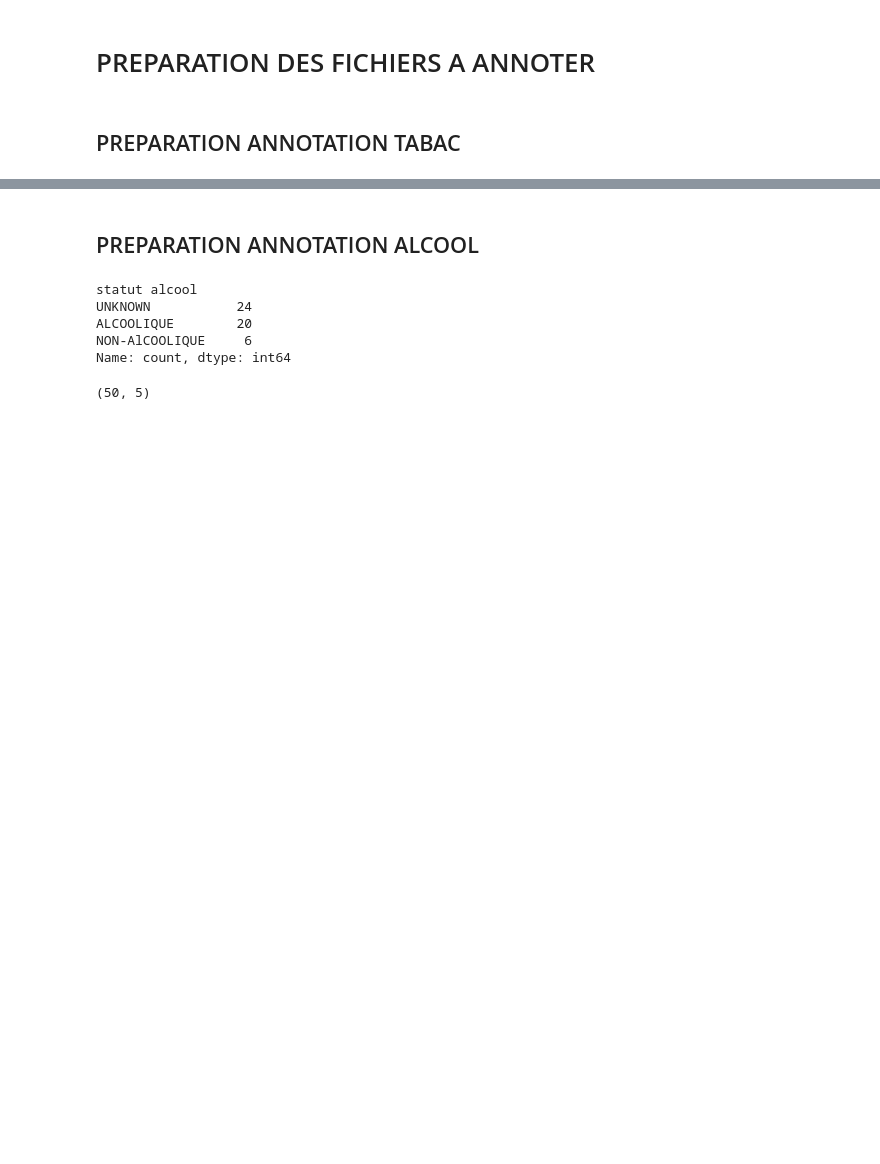
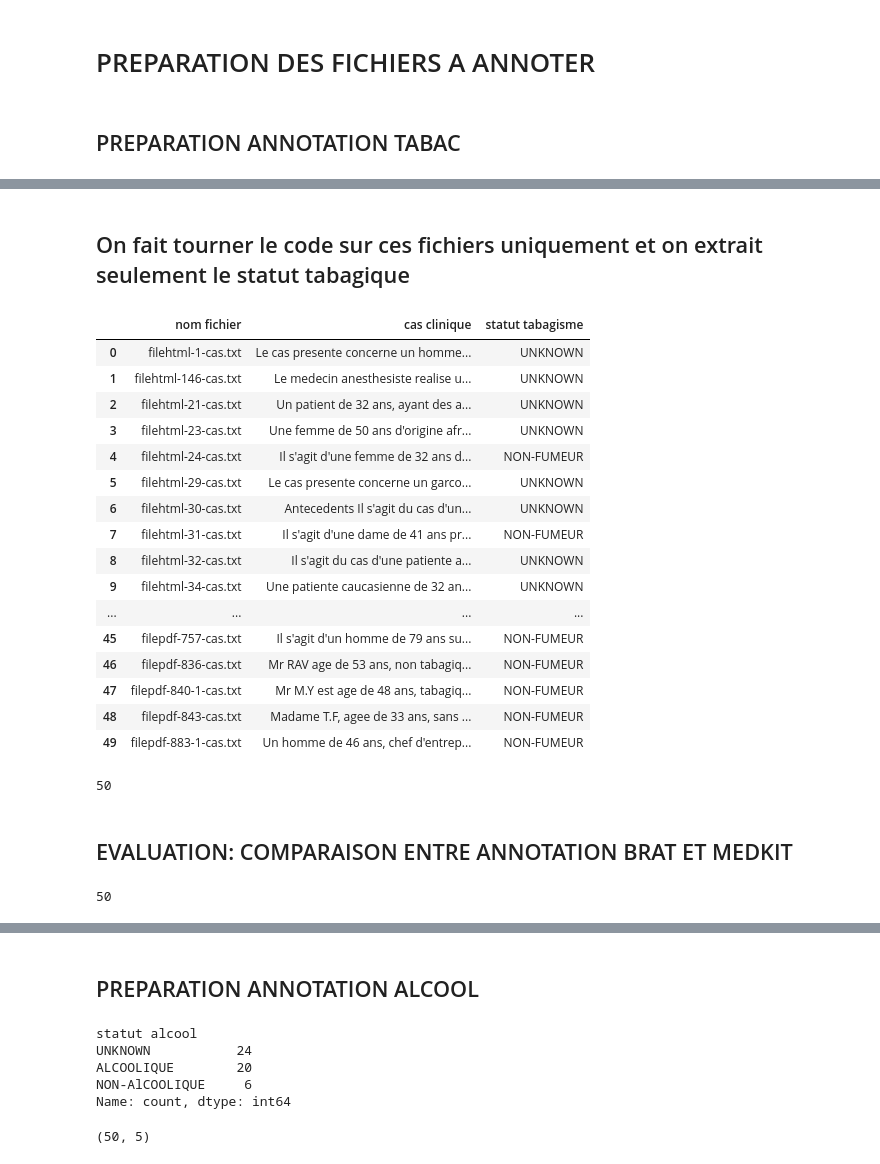
Before and after one commit to MaisenH/Extraction_medkit, a Jupyter notebook: extraction_statuts_v3.ipynb, the cells around one changed output, grey strips where cells are left out. Saved outputs shown, nothing was run; the diff lists cells and outputs as text; code cells hidden in the pictures; blank space fills up the shorter version.

```diff
--- a/extraction_statuts_v3.ipynb
+++ b/extraction_statuts_v3.ipynb
@@ -79,6 +79,36 @@ def statut_extraction_tabac(doc):
 
 
     return statut
+# %%
+def statut_extraction_tabac(doc):
+    statut = "UNKNOWN"
+    n_oui = 0
+    n_non = 0
+
+    for ann in doc.anns:
+        if ann.label == "statut_tabagisme":
+            for attr in ann.attrs:
+                if attr.label == "is_negated":
+                    value_is_negated = attr.value
+                elif attr.label == "other_detected":
+                    value_other_detected = attr.value
+
+            if value_other_detected:
+                continue
+            else:
+                if value_is_negated:
+                    n_non += 1
+                else:
+                    n_oui += 1
+
+    if n_non > 0 and n_oui > 0:
+        statut = "FUMEUR"
+    elif n_non > 0:
+        statut = "NON-FUMEUR"
+    elif n_oui > 0:
+        statut = "FUMEUR"
+
+    return statut
 # %%
 """
 La fonction statut_extraction extrait les informations de statut d'alcool à partir d'un dictionnaire dico en
@@ -193,7 +223,7 @@ def clinical_case_recovery(output_folder):
     textes = {}  # dictionnaire de tous les cas cliniques
 
     # On ouvre et on extrait les textes dans textes
-    for i in range(717):
+    for i in range(len(txt_files_sorted)):
         file_path = os.path.join(output_folder, txt_files_sorted[i])
         with open(file_path, 'r') as f:
             text = f.read()
@@ -209,15 +239,14 @@ def neg_detector_tabac():
 
     neg_rules = [
 
-    NegationDetectorRule(regexp=r"\bne\s*(semble|consomme|prend)\s*pas"),
+    NegationDetectorRule(regexp=r"\bne\s*(semble|consomme|prend|fume)\s*pas"),
     NegationDetectorRule(regexp=r"jamais"),
     NegationDetectorRule(regexp=r"arret"),
     NegationDetectorRule(regexp=r"ancien"),
     NegationDetectorRule(regexp=r"\bni\b"),
     NegationDetectorRule(regexp=r"\bnon\s+\b"),
     NegationDetectorRule(regexp=r"Tabac\s*[=:]?\s*0"),
-    NegationDetectorRule(regexp=r"\bne/s*fume/s*pas\b"),
-    NegationDetectorRule(regexp=r"tabagi(sm|qu)e\s+sevr"),
+    NegationDetectorRule(regexp=r"sevr(e|é)?",unicode_sensitive=True),
     NegationDetectorRule(regexp=r"(pas|ni|ou)\s+de\s+(consommation\s+de\s+)?taba"),
     NegationDetectorRule(regexp=r"pas\s+d\'intoxication\s+tabagi"),
     NegationDetectorRule(regexp=r"0 tabac"),
@@ -456,3 +442,5 @@ for nom_fichier in df_statut_tabac['nom fichier']:
     chemin_fichier_source = os.path.join(chemin_dossier_source, nom_fichier)
     chemin_fichier_destination = os.path.join(chemin_dossier_destination, nom_fichier)
     shutil.copy(chemin_fichier_source, chemin_fichier_destination)
+# %% [markdown]
+## On fait tourner le code sur ces fichiers uniquement et on extrait seulement le statut tabagique
@@ -458,0 +509,41 @@ for nom_fichier in df_statut_tabac['nom fichier']:
+# %%
+df_tabac
+# %% [output]
+|  | nom fichier | cas clinique | statut tabagisme |
+| 0 | filehtml-1-cas.txt | Le cas presente concerne un homme... | UNKNOWN |
+| 1 | filehtml-146-cas.txt | Le medecin anesthesiste realise u... | UNKNOWN |
+| 2 | filehtml-21-cas.txt | Un patient de 32 ans, ayant des a... | UNKNOWN |
+| 3 | filehtml-23-cas.txt | Une femme de 50 ans d'origine afr... | UNKNOWN |
+| 4 | filehtml-24-cas.txt | Il s'agit d'une femme de 32 ans d... | NON-FUMEUR |
+| 5 | filehtml-29-cas.txt | Le cas presente concerne un garco... | UNKNOWN |
+| 6 | filehtml-30-cas.txt | Antecedents Il s'agit du cas d'un... | UNKNOWN |
+| 7 | filehtml-31-cas.txt | Il s'agit d'une dame de 41 ans pr... | NON-FUMEUR |
+| 8 | filehtml-32-cas.txt | Il s'agit du cas d'une patiente a... | UNKNOWN |
+| 9 | filehtml-34-cas.txt | Une patiente caucasienne de 32 an... | UNKNOWN |
+| ... | ... | ... | ... |
+| 45 | filepdf-757-cas.txt | Il s'agit d'un homme de 79 ans su... | NON-FUMEUR |
+| 46 | filepdf-836-cas.txt | Mr RAV age de 53 ans, non tabagiq... | NON-FUMEUR |
+| 47 | filepdf-840-1-cas.txt | Mr M.Y est age de 48 ans, tabagiq... | NON-FUMEUR |
+| 48 | filepdf-843-cas.txt | Madame T.F, agee de 33 ans, sans ... | NON-FUMEUR |
+| 49 | filepdf-883-1-cas.txt | Un homme de 46 ans, chef d'entrep... | NON-FUMEUR |
+# %%
+len(docs_medkit)
+# %% [output]
+50
+# %% [markdown]
+## EVALUATION: COMPARAISON ENTRE ANNOTATION BRAT ET MEDKIT
+# %%
+# On récupère les annotations brat
+
+from medkit.io.brat import BratInputConverter
+
+# Define Input Converter
+brat_converter = BratInputConverter()
+
+path= "/home/mhassani/Documents/Stage/env/brat-master/data/collection"
+
+# Load brat into a list of documents
+docs_brat = brat_converter.load(dir_path = path)
+len(docs_brat)
+# %% [output]
+50
```
Also changed, not shown: parts of 23 cells of this notebook.
